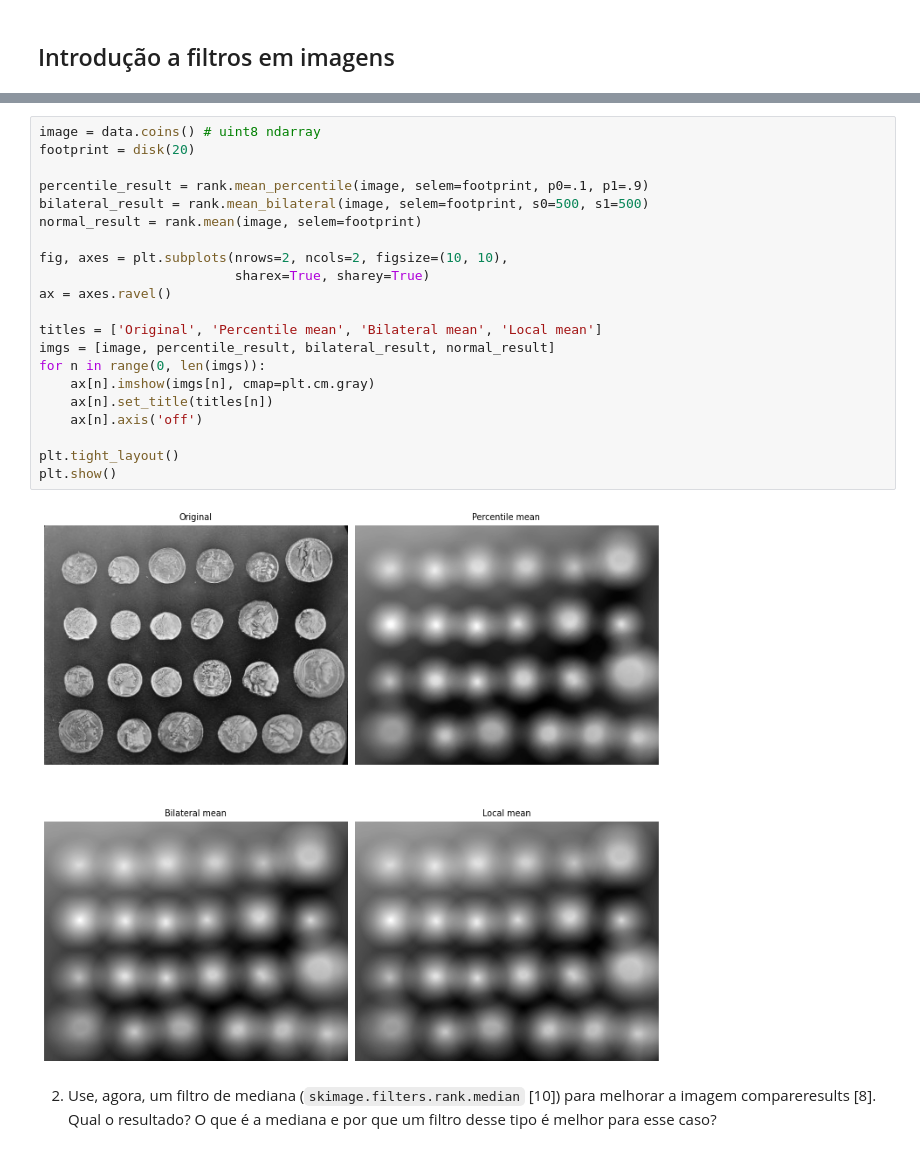
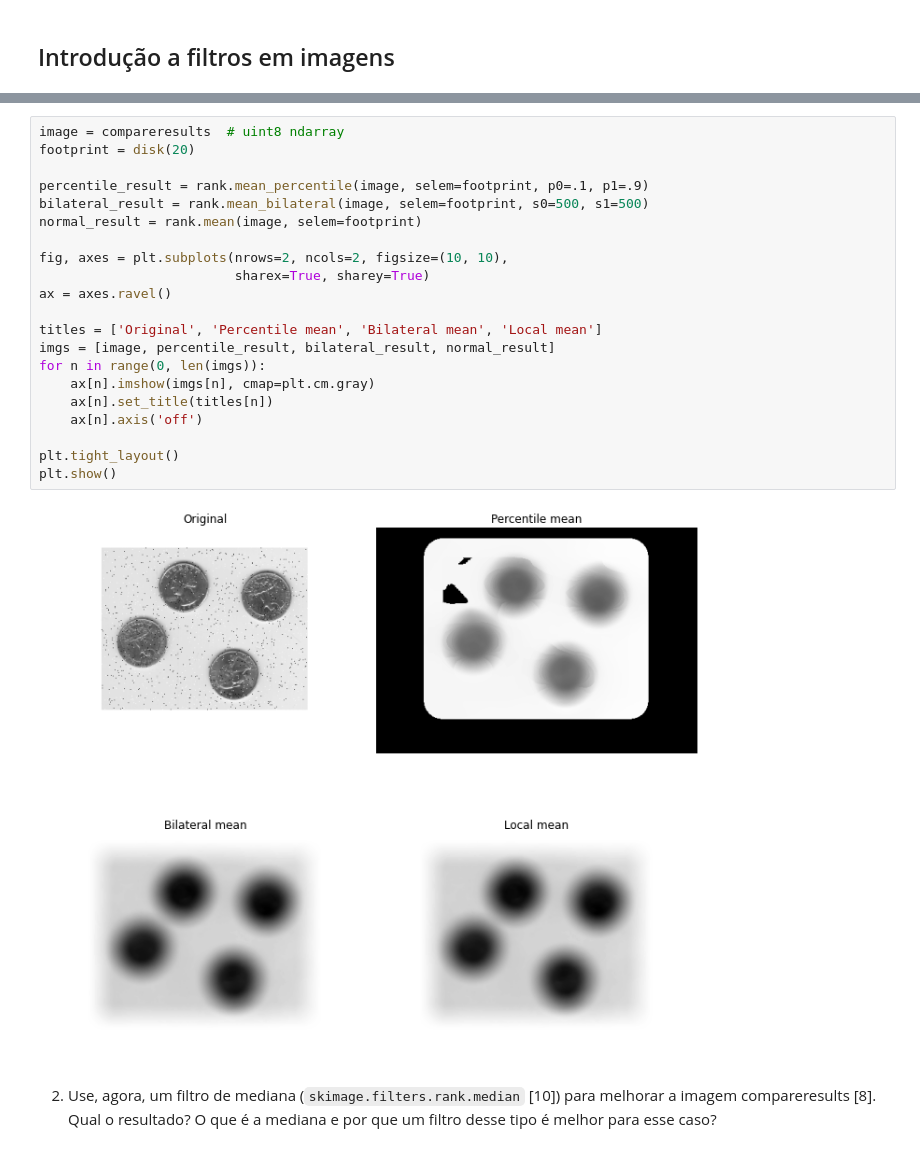
Before and after one commit to victoriafabris/disciplina-dsp-audio-video, a Jupyter notebook: atividade7/atividade_7.ipynb, the cells around one changed output, grey strips where cells are left out. Cells and saved outputs as stored; diff of their text form.

```diff
--- a/atividade7/atividade_7.ipynb
+++ b/atividade7/atividade_7.ipynb
@@ -223,26 +230,26 @@ plt.show()
 # %%
-image = data.coins() # uint8 ndarray
+image = compareresults  # uint8 ndarray
 footprint = disk(20)
 
 percentile_result = rank.mean_percentile(image, selem=footprint, p0=.1, p1=.9)
 bilateral_result = rank.mean_bilateral(image, selem=footprint, s0=500, s1=500)
 normal_result = rank.mean(image, selem=footprint)
 
 fig, axes = plt.subplots(nrows=2, ncols=2, figsize=(10, 10),
                          sharex=True, sharey=True)
 ax = axes.ravel()
 
 titles = ['Original', 'Percentile mean', 'Bilateral mean', 'Local mean']
 imgs = [image, percentile_result, bilateral_result, normal_result]
 for n in range(0, len(imgs)):
     ax[n].imshow(imgs[n], cmap=plt.cm.gray)
     ax[n].set_title(titles[n])
     ax[n].axis('off')
 
 plt.tight_layout()
 plt.show()
 # %% [output]
-[figure, old version]
+[figure, new version]
 # %% [markdown]
 2. Use, agora, um filtro de mediana (`skimage.filters.rank.median` [10]) para melhorar a imagem compareresults [8]. Qual o resultado? O que é a mediana e por que um filtro desse tipo é melhor para esse caso?
 # %%
```
Also changed, not shown: parts of 9 cells of this notebook.
